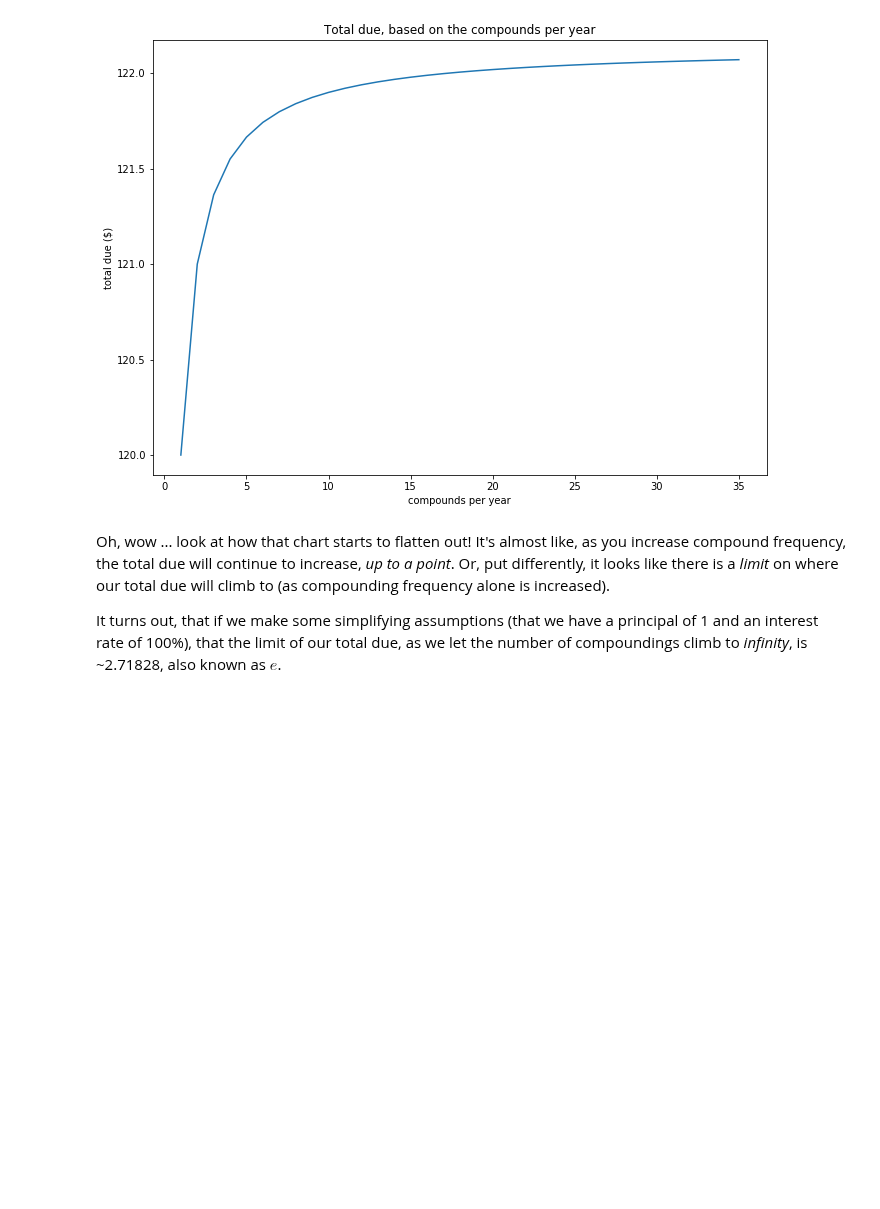
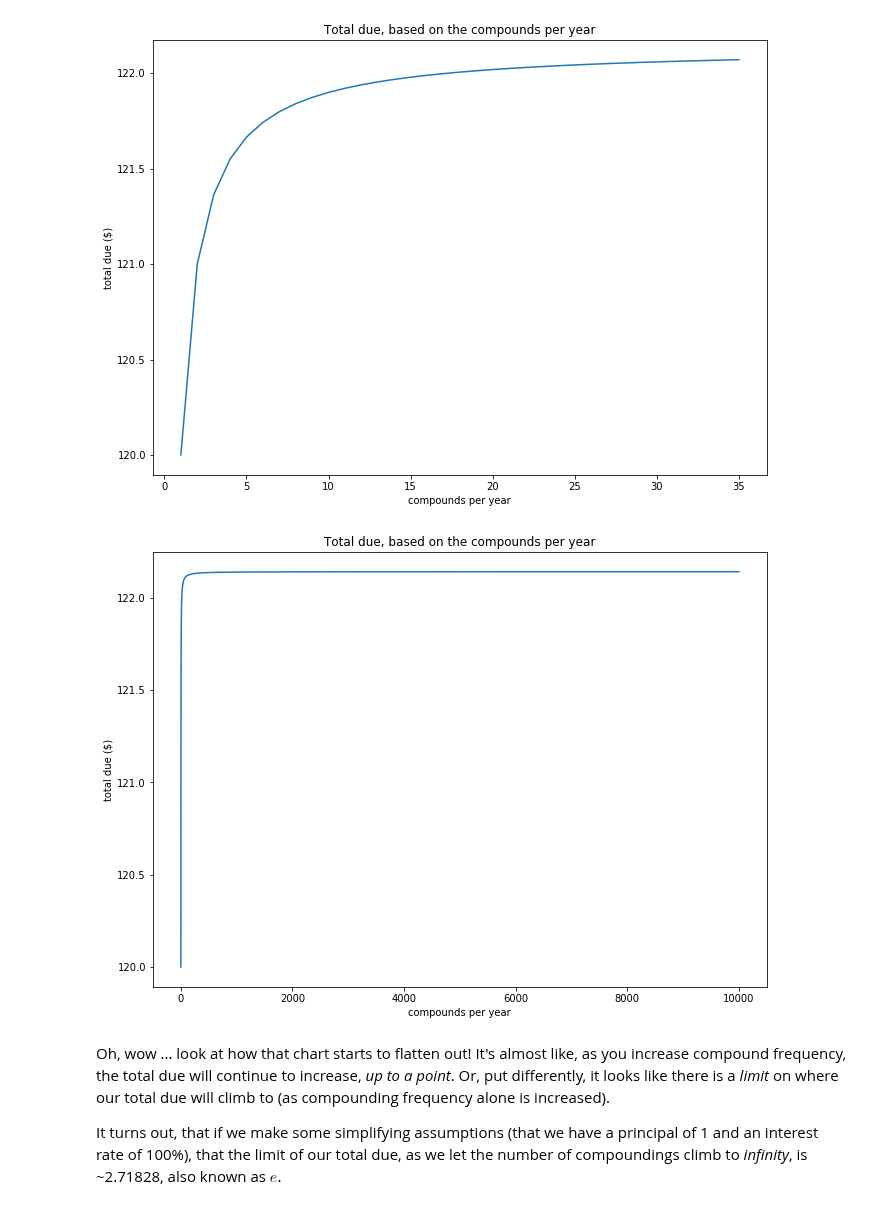
Before and after one commit to contently/math_class, a Jupyter notebook: limits.ipynb, the cells around one changed output. Saved outputs shown, nothing was run; the diff lists cells and outputs as text; code cells hidden in the pictures; blank space fills up the shorter version.

```diff
--- a/limits.ipynb
+++ b/limits.ipynb
@@ -186,6 +184,10 @@ ax = plot_compounded_interest()
 ax = plot_compounded_interest(max_compounds=36)
 # %% [output]
 [figure]
+# %%
+ax = plot_compounded_interest(max_compounds=10000)
+# %% [output]
+[figure, added]
 # %% [markdown]
 Oh, wow ... look at how that chart starts to flatten out! It's almost like, as you increase compound frequency, the total due will continue to increase, _up to a point_. Or, put differently, it looks like there is a _limit_ on where our total due will climb to (as compounding frequency alone is increased).
 
```
Also changed, not shown: parts of 1 cell of this notebook.
